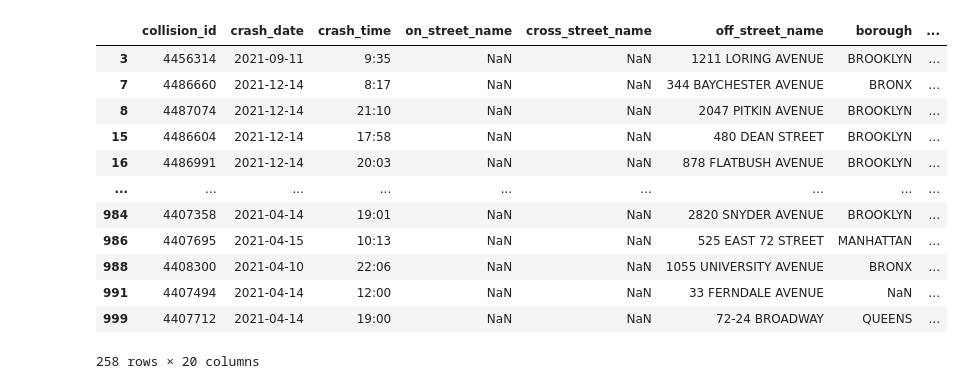
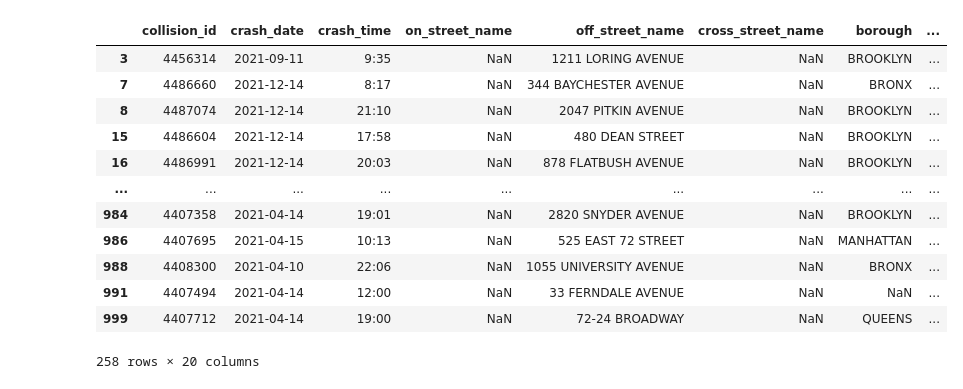
Before and after one commit to ReiannaLiu/MotorVehicleCollision, a Jupyter notebook: data_cleaning_process/collision_geo_data_cleaning.ipynb, the cells around one changed output. Drawn from its saved outputs; the diff is of its cells as text; code cells hidden in the pictures.

Commit message:
update collision geo data

```diff
--- a/data_cleaning_process/collision_geo_data_cleaning.ipynb
+++ b/data_cleaning_process/collision_geo_data_cleaning.ipynb
@@ -9,5 +11,9 @@ with open('../api_keys/geoapify.txt', 'r') as file:
 collision_df = pd.read_csv("../Resources/collision_data_clean.csv", dtype={"zip_code": "str"})
 collision_df['county'] = np.nan
 collision_df = collision_df.rename(columns={"contributing_factor_vehicle_1": "contributing_factor_vehicle"}, inplace=False)
+collision_df = collision_df[['collision_id', 'crash_date', 'crash_time',
+                             'on_street_name', 'off_street_name', 'cross_street_name', 'borough', 'county', 'zip_code', 'latitude', 'longitude',
+                             'number_of_persons_injured', 'number_of_persons_killed', 'number_of_pedestrians_injured', 'number_of_pedestrians_killed',
+                             'number_of_cyclist_injured', 'number_of_cyclist_killed', 'number_of_motorist_injured', 'number_of_motorist_killed', 'contributing_factor_vehicle']]
 collision_df.head()
 # %% [output]
@@ -20,20 +26,19 @@ collision_df.head()
 # %%
-off_street_missing_data = collision_df[(collision_df['off_street_name'].notna()) &
-                                       (collision_df['latitude'].isna() | collision_df['longitude'].isna() | collision_df['zip_code'].isna() | collision_df['county'].isna())]
+off_street_missing_data = collision_df[(collision_df['off_street_name'].notna())]
 off_street_missing_data
 # %% [output]
-|  | collision_id | crash_date | crash_time | on_street_name | cross_street_name | off_street_name | borough | ... |
-| 3 | 4456314 | 2021-09-11 | 9:35 | NaN | NaN | 1211 LORING AVENUE | BROOKLYN | ... |
-| 7 | 4486660 | 2021-12-14 | 8:17 | NaN | NaN | 344 BAYCHESTER AVENUE | BRONX | ... |
-| 8 | 4487074 | 2021-12-14 | 21:10 | NaN | NaN | 2047 PITKIN AVENUE | BROOKLYN | ... |
-| 15 | 4486604 | 2021-12-14 | 17:58 | NaN | NaN | 480 DEAN STREET | BROOKLYN | ... |
-| 16 | 4486991 | 2021-12-14 | 20:03 | NaN | NaN | 878 FLATBUSH AVENUE | BROOKLYN | ... |
+|  | collision_id | crash_date | crash_time | on_street_name | off_street_name | cross_street_name | borough | ... |
+| 3 | 4456314 | 2021-09-11 | 9:35 | NaN | 1211 LORING AVENUE | NaN | BROOKLYN | ... |
+| 7 | 4486660 | 2021-12-14 | 8:17 | NaN | 344 BAYCHESTER AVENUE | NaN | BRONX | ... |
+| 8 | 4487074 | 2021-12-14 | 21:10 | NaN | 2047 PITKIN AVENUE | NaN | BROOKLYN | ... |
+| 15 | 4486604 | 2021-12-14 | 17:58 | NaN | 480 DEAN STREET | NaN | BROOKLYN | ... |
+| 16 | 4486991 | 2021-12-14 | 20:03 | NaN | 878 FLATBUSH AVENUE | NaN | BROOKLYN | ... |
 | ... | ... | ... | ... | ... | ... | ... | ... | ... |
-| 984 | 4407358 | 2021-04-14 | 19:01 | NaN | NaN | 2820 SNYDER AVENUE | BROOKLYN | ... |
-| 986 | 4407695 | 2021-04-15 | 10:13 | NaN | NaN | 525 EAST 72 STREET | MANHATTAN | ... |
-| 988 | 4408300 | 2021-04-10 | 22:06 | NaN | NaN | 1055 UNIVERSITY AVENUE | BRONX | ... |
-| 991 | 4407494 | 2021-04-14 | 12:00 | NaN | NaN | 33 FERNDALE AVENUE | NaN | ... |
-| 999 | 4407712 | 2021-04-14 | 19:00 | NaN | NaN | 72-24 BROADWAY | QUEENS | ... |
+| 984 | 4407358 | 2021-04-14 | 19:01 | NaN | 2820 SNYDER AVENUE | NaN | BROOKLYN | ... |
+| 986 | 4407695 | 2021-04-15 | 10:13 | NaN | 525 EAST 72 STREET | NaN | MANHATTAN | ... |
+| 988 | 4408300 | 2021-04-10 | 22:06 | NaN | 1055 UNIVERSITY AVENUE | NaN | BRONX | ... |
+| 991 | 4407494 | 2021-04-14 | 12:00 | NaN | 33 FERNDALE AVENUE | NaN | NaN | ... |
+| 999 | 4407712 | 2021-04-14 | 19:00 | NaN | 72-24 BROADWAY | NaN | QUEENS | ... |
 258 rows × 20 columns
 # %%
 def get_missing_geo_data(address):
```
Also changed, not shown: parts of 32 cells of this notebook, 2 other files.
